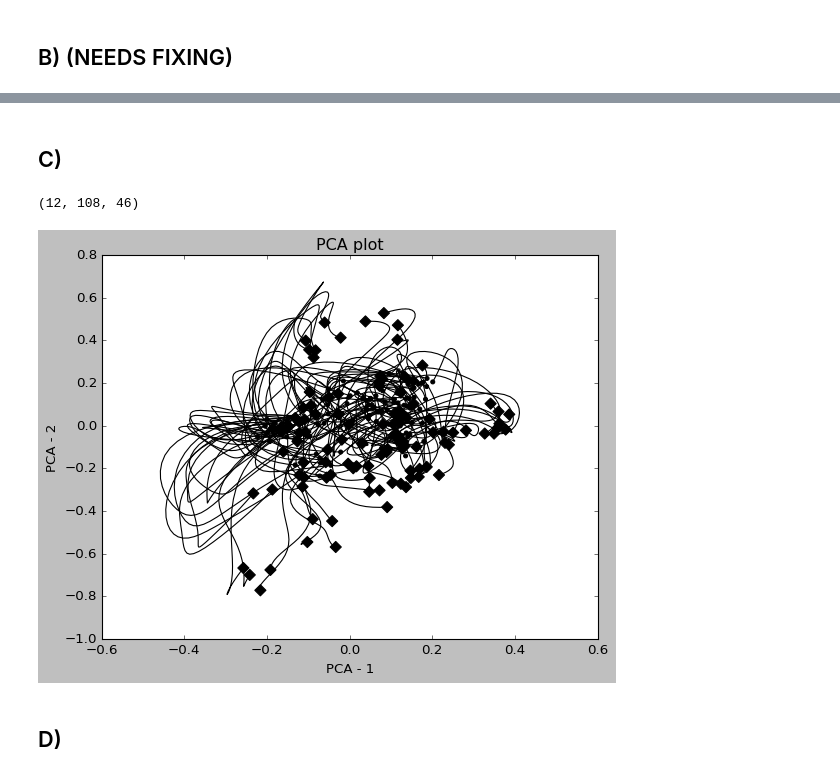
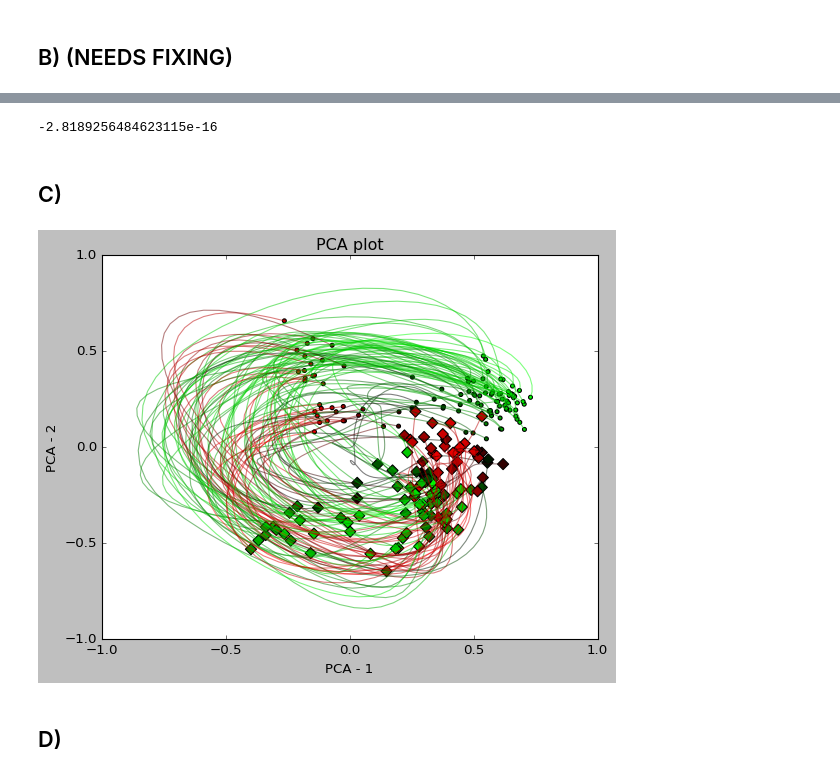
Before and after one commit to ofs416/Brain_Machine_Interfaces, a Jupyter notebook: Coursework_1/code.ipynb, the cells around one changed output, grey strips where cells are left out. Saved outputs shown, nothing was run; the diff lists cells and outputs as text; code cells hidden in the pictures.

```diff
--- a/Coursework_1/code.ipynb
+++ b/Coursework_1/code.ipynb
@@ -90,20 +90,24 @@ print(Z.shape)
 # %%
 Z = Z.reshape(12, X_trunc.shape[1], X_trunc.shape[2])
 # %%
-def plot_pca_psths(data, pca_axis_1, pca_axis_2):
+def plot_pca_psths(data1, pca_axis_1, pca_axis_2, data2=None, alpha=1):
     np.random.seed(42)
     pca_axis_1 -= 1
     pca_axis_2 -= 1
+    alt_colors = [False, True]
 
-    colors = get_colors(data[pca_axis_1, :, 0], data[pca_axis_2, :, 0], False)
-    for cond in range(0, data.shape[1]):
-        plt.plot(data[pca_axis_1, cond, :], data[pca_axis_2, cond, :], label = 'C = '+str(cond), color=colors[cond])
-        plt.title(f'PCA plot')
-        plt.xlabel(f'PCA - {pca_axis_1 + 1}')
-        plt.ylabel(f'PCA - {pca_axis_2 + 1}')
-    plot_start(data[pca_axis_1, :, 0], data[pca_axis_2, :, 0], colors, markersize=50, ax=None)
-    plot_end(data[pca_axis_1, :, -1], data[pca_axis_2, :, -1], colors, markersize=50, ax=None)
-
+    for index, data in enumerate([data1, data2]):
+        if data is not None:
+            colors = get_colors(data[pca_axis_1, :, 0], data[pca_axis_2, :, 0], alt_colors[index//2])
+            for cond in range(0, data.shape[1]):
+                plt.plot(data[pca_axis_1, cond, :], data[pca_axis_2, cond, :], label = 'C = '+str(cond), color=colors[cond], alpha=alpha)
+                plt.title(f'PCA plot')
+                plt.xlabel(f'PCA - {pca_axis_1 + 1}')
+                plt.ylabel(f'PCA - {pca_axis_2 + 1}')
+            plot_start(data[pca_axis_1, :, 0], data[pca_axis_2, :, 0], colors, markersize=50, ax=None)
+            plot_end(data[pca_axis_1, :, -1], data[pca_axis_2, :, -1], colors, markersize=50, ax=None)
+        else:
+            pass
     plt.show()
     return
 # %%
@@ -260,14 +253,23 @@ print(P)
+# %%
+def get_p(eigen_vectors, plane):
+    evector_real = eigen_vectors[:,plane].real
+    evector_imag = eigen_vectors[:,plane].imag
+    p = np.zeros((2, 12))
+    p[0, :] = evector_real/np.linalg.norm(evector_real)
+    p[1, :] = evector_imag/np.linalg.norm(evector_imag)
+    print(p[0, :].T @ p[1, :])
+    return p
+# %%
+P_FR = get_p(A_evector, 1)
+# %% [output]
+-2.8189256484623115e-16
 # %% [markdown]
 ## C)
 # %%
-FR = np.tensordot(P, Z, axes=([1],[0]))
+Projection_FR = np.tensordot(P_FR, Z, axes=([1],[0]))
-# %%
-FR.shape
-# %% [output]
-(12, 108, 46)
 # %%
-plot_pca_psths(FR[:,:,0:36], 1, 2)
+plot_pca_psths(Projection_FR[:,:,:], 1, 2, alpha=0.5)
 # %% [output]
-[figure, old version]
+[figure, new version]
 # %% [markdown]
 ## D)
```
Also changed, not shown: parts of 10 cells of this notebook, 1 other file.
